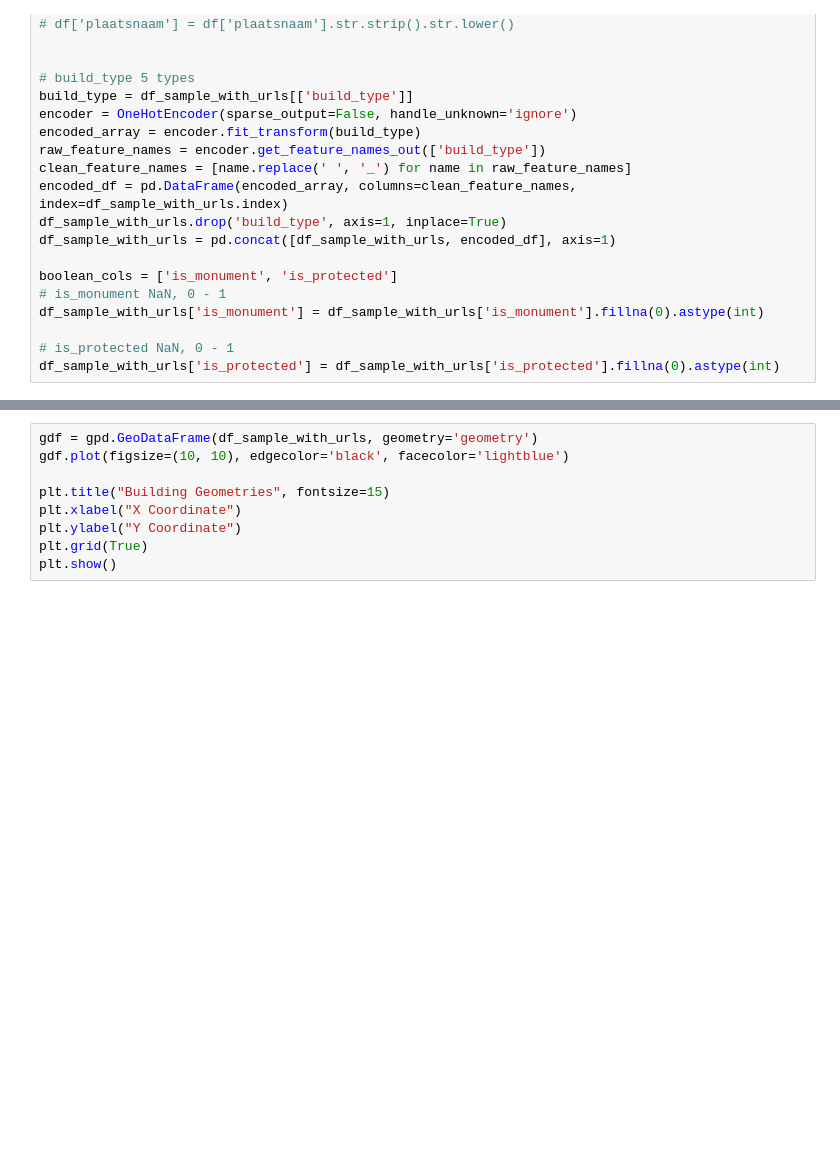
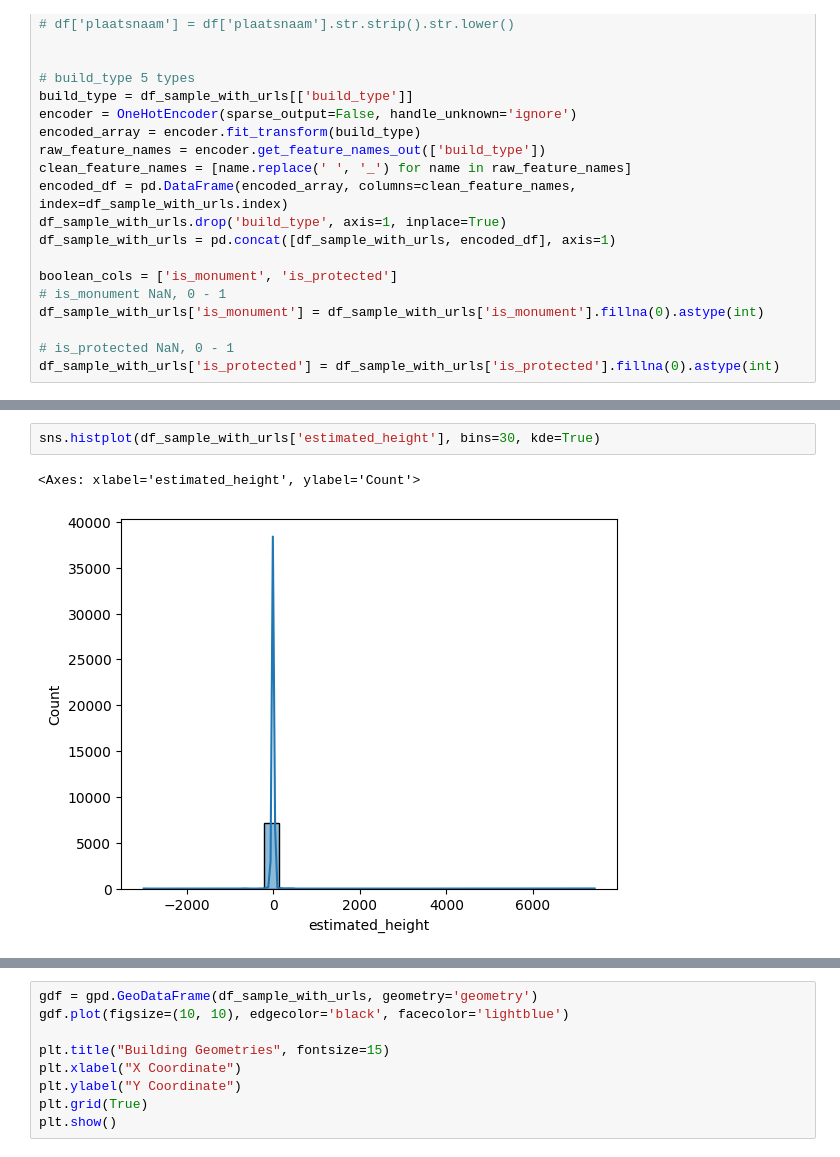
Before and after one commit to averagepindakaasenjoyer/Pangolinis, a Jupyter notebook: Standardize.ipynb, the cells around one changed output, grey strips where cells are left out. Cells and saved outputs as stored; diff of their text form; blank space fills up the shorter version.

```diff
--- a/Standardize.ipynb
+++ b/Standardize.ipynb
@@ -157,0 +246,5 @@ df_sample_with_urls['num_vertices'] = df_sample_with_urls['geometry'].apply(lamb
+# %%
+sns.histplot(df_sample_with_urls['estimated_height'], bins=30, kde=True)
+# %% [output]
+<Axes: xlabel='estimated_height', ylabel='Count'>
+[figure, added]
```
Also changed, not shown: parts of 16 cells of this notebook, 1 other file.
